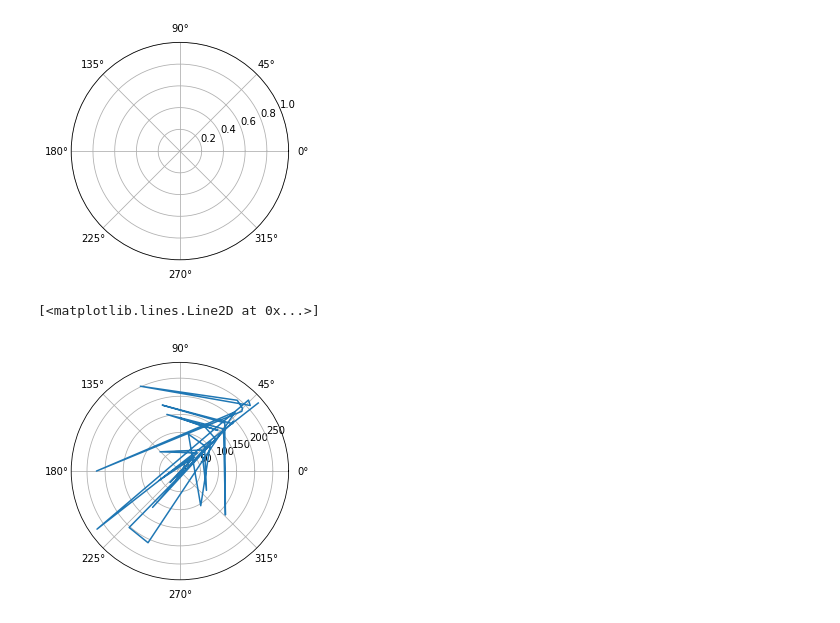
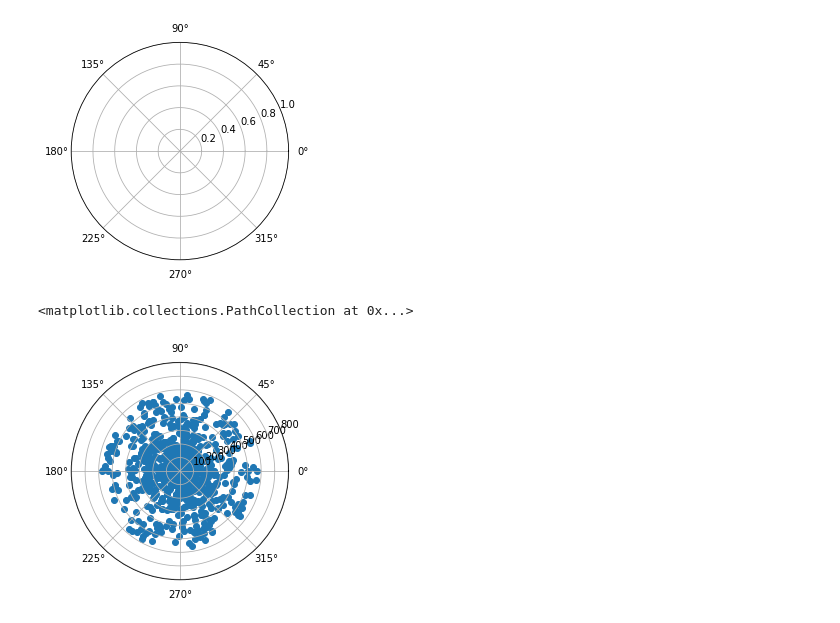
Before and after one commit to tejas-savalia/Lab-Codes, a Jupyter notebook: Psychtoolbox/Visuomotor Adaptation/rl_modelling/rl_model.ipynb, the cells around one changed output. Cells and saved outputs as stored; diff of their text form; code cells hidden in the pictures.

```diff
--- a/Psychtoolbox/Visuomotor Adaptation/rl_modelling/rl_model.ipynb
+++ b/Psychtoolbox/Visuomotor Adaptation/rl_modelling/rl_model.ipynb
@@ -106,7 +149,48 @@ for i in range(episodes):
+# %%
+values = numpy.random.rand(575, 360)
+values[280:320, 40:50] = 0
+episodes = 100000
+alpha = 0.01
+gamma = 0.9
+del_r = 1
+epsilon = 0.5
+for i in range(episodes):
+    alpha = (episodes - 1)/episodes
+    epsilon = (episodes - 1)/episodes
+    curr_state = [0, 0]
+    while True:
+        prev_state = curr_state
+        del_theta = select_state(values, curr_state, del_r, epsilon)
+        curr_state, reward = value_step(environment, curr_state, del_r, del_theta)
+        values[prev_state[0], prev_state[1]] = values[prev_state[0], prev_state[1]] + alpha*(reward+gamma*values[curr_state[0], curr_state[1]] - values[prev_state[0], prev_state[1]])
+        if reward == 100:
+            break
+# %%
+values = numpy.random.rand(575, 360)
+values[280:320, 40:50] = 0
+episodes = 1
+alpha = 0.01
+gamma = 0.9
+del_r = 1
+epsilon = 0.5
+rstates = list()
+thetastates = list()
+for i in range(episodes):
+    alpha = (episodes - 1)/episodes
+    curr_state = [0, 0]
+    while True:
+        prev_state = curr_state
+        #del_theta = numpy.argmax(values[(curr_state [0]+ del_r)%575])
+        del_theta = select_state(values, curr_state, del_r, epsilon)
+        curr_state, reward = value_step(environment, curr_state, del_r, del_theta)
+        values[prev_state[0], prev_state[1]] = values[prev_state[0], prev_state[1]] + alpha*(reward+gamma*values[curr_state[0], curr_state[1]] - values[prev_state[0], prev_state[1]])
+        rstates.append(curr_state[0])
+        thetastates.append(curr_state[1])
+        if reward == 100:
+            break
 # %%
 ax = plt.subplot(111, projection='polar')
-
-ax.plot(numpy.array(thetastates)*2*numpy.pi/360, numpy.array(rstates))
+ax.scatter(numpy.array(thetastates)*2*numpy.pi/360, numpy.array(rstates))
 # %% [output]
-[<matplotlib.lines.Line2D at 0x...>]
+<matplotlib.collections.PathCollection at 0x...>
-[figure, old version]
+[figure, new version]
```
Also changed, not shown: parts of 18 cells of this notebook, 50 other files.
